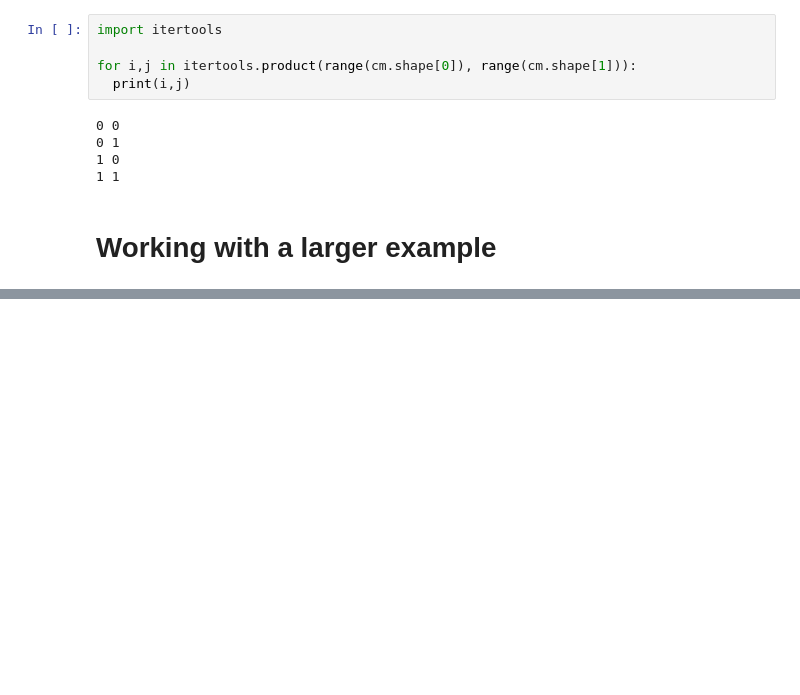
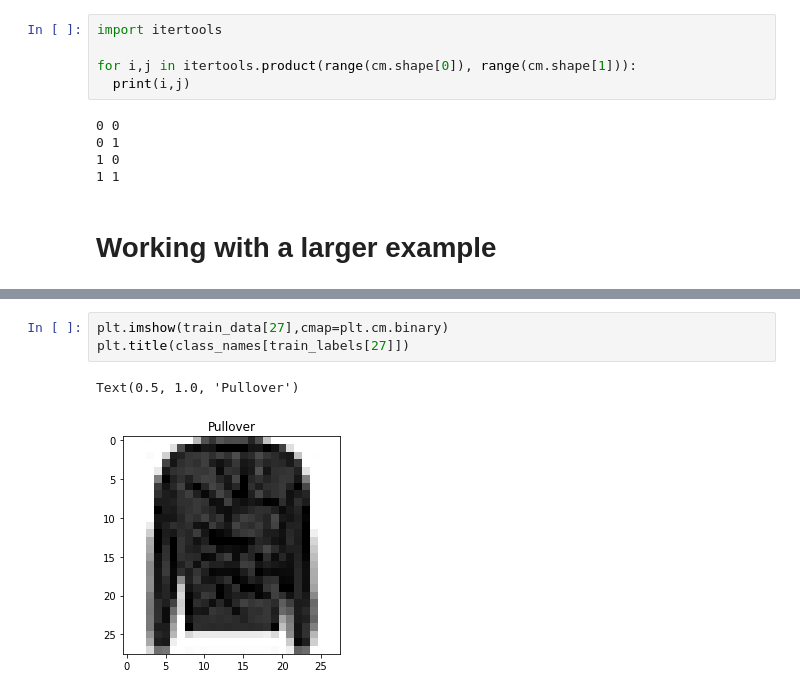
Before and after one commit to 95ImadEL/Tensorflow-basics, a Jupyter notebook: NN_Classification.ipynb, the cells around one changed output, grey strips where cells are left out. Saved outputs shown, nothing was run; the diff lists cells and outputs as text; blank space fills up the shorter version.

```diff
--- a/NN_Classification.ipynb
+++ b/NN_Classification.ipynb
@@ -682,0 +730,6 @@ for i,j in itertools.product(range(cm.shape[0]), range(cm.shape[1])):
+# %%
+plt.imshow(train_data[27],cmap=plt.cm.binary)
+plt.title(class_names[train_labels[27]])
+# %% [output]
+Text(0.5, 1.0, 'Pullover')
+[figure, added]
```
Also changed, not shown: parts of 30 cells of this notebook.
